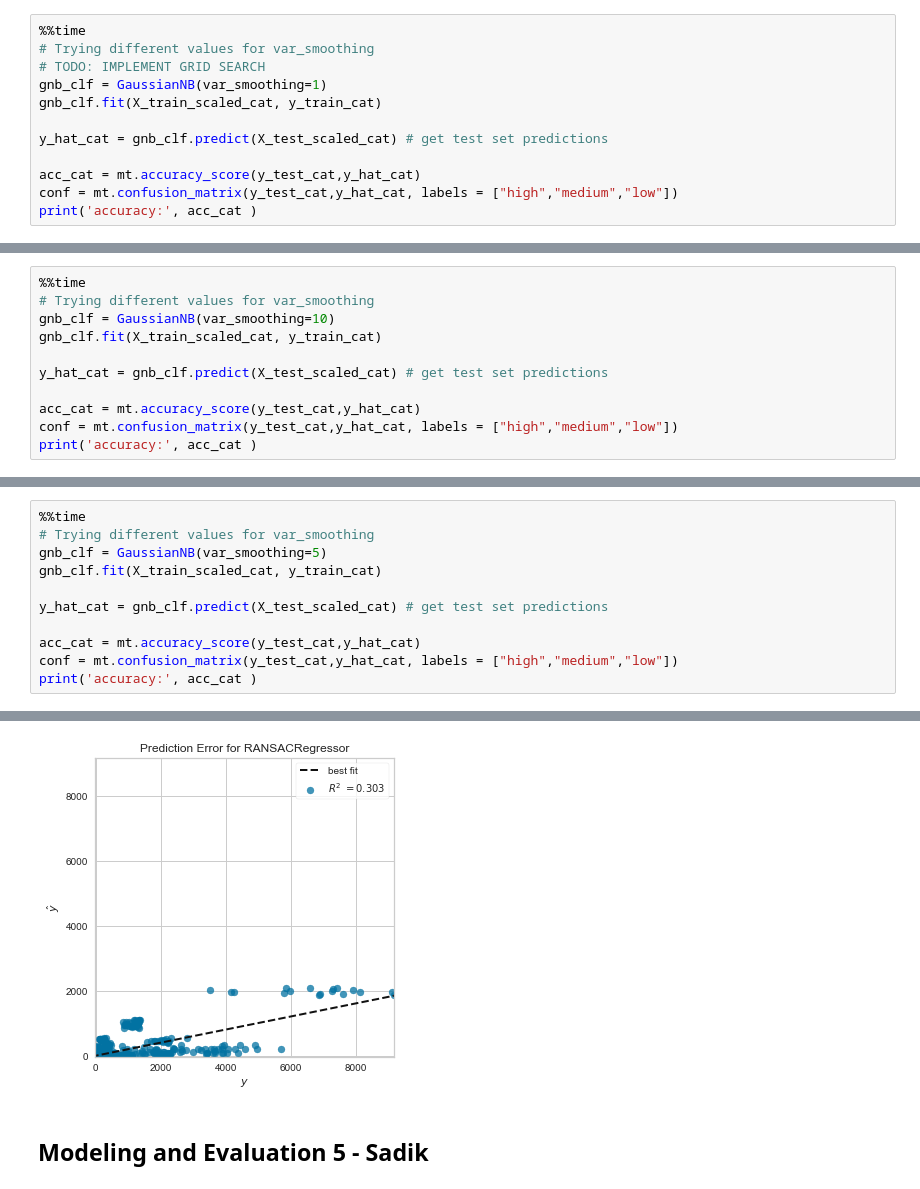
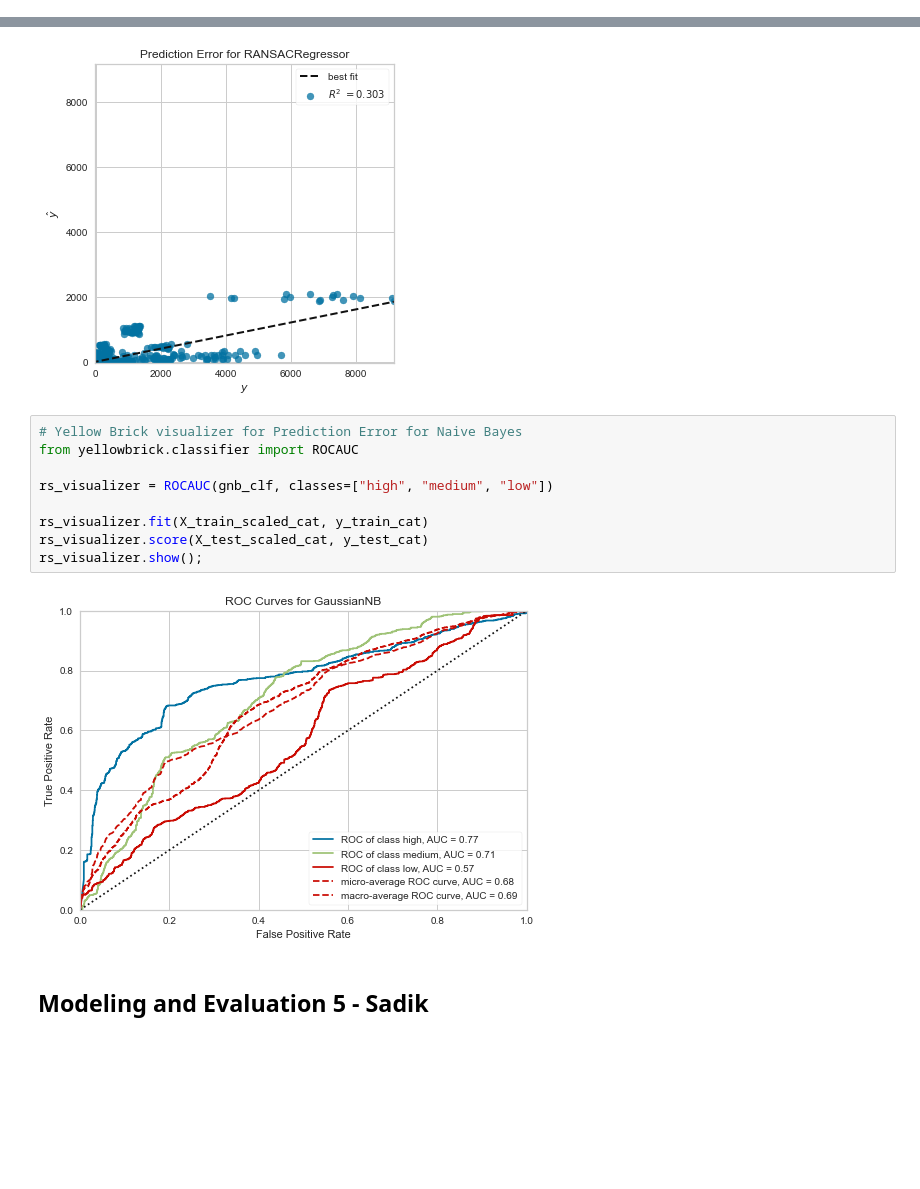
Before and after one commit to zharris1/Project-2, a Jupyter notebook: Project_2_Master.ipynb, the cells around one changed output, grey strips where cells are left out. Cells and saved outputs as stored; diff of their text form; blank space fills up the shorter version.

```diff
--- a/Project_2_Master.ipynb
+++ b/Project_2_Master.ipynb
@@ -393,12 +399,0 @@ Wall time: 92.4 ms
-# %%
-%%time
-# Trying different values for var_smoothing
-# TODO: IMPLEMENT GRID SEARCH
-gnb_clf = GaussianNB(var_smoothing=1)
-gnb_clf.fit(X_train_scaled_cat, y_train_cat)
-
-y_hat_cat = gnb_clf.predict(X_test_scaled_cat) # get test set predictions
-
-acc_cat = mt.accuracy_score(y_test_cat,y_hat_cat)
-conf = mt.confusion_matrix(y_test_cat,y_hat_cat, labels = ["high","medium","low"])
-print('accuracy:', acc_cat )
@@ -409,11 +399,0 @@ Wall time: 80.2 ms
-# %%
-%%time
-# Trying different values for var_smoothing
-gnb_clf = GaussianNB(var_smoothing=10)
-gnb_clf.fit(X_train_scaled_cat, y_train_cat)
-
-y_hat_cat = gnb_clf.predict(X_test_scaled_cat) # get test set predictions
-
-acc_cat = mt.accuracy_score(y_test_cat,y_hat_cat)
-conf = mt.confusion_matrix(y_test_cat,y_hat_cat, labels = ["high","medium","low"])
-print('accuracy:', acc_cat )
@@ -424,11 +399,0 @@ Wall time: 77.8 ms
-# %%
-%%time
-# Trying different values for var_smoothing
-gnb_clf = GaussianNB(var_smoothing=5)
-gnb_clf.fit(X_train_scaled_cat, y_train_cat)
-
-y_hat_cat = gnb_clf.predict(X_test_scaled_cat) # get test set predictions
-
-acc_cat = mt.accuracy_score(y_test_cat,y_hat_cat)
-conf = mt.confusion_matrix(y_test_cat,y_hat_cat, labels = ["high","medium","low"])
-print('accuracy:', acc_cat )
@@ -648,6 +611,17 @@ rs_visualizer.score(X_test_scaled_reg, y_test_reg)  # Evaluate the model on the
 rs_visualizer.show();                 # Finalize and render the figure
 # %% [output]
 [figure]
+# %%
+# Yellow Brick visualizer for Prediction Error for Naive Bayes
+from yellowbrick.classifier import ROCAUC
+
+rs_visualizer = ROCAUC(gnb_clf, classes=["high", "medium", "low"])
+
+rs_visualizer.fit(X_train_scaled_cat, y_train_cat)
+rs_visualizer.score(X_test_scaled_cat, y_test_cat)
+rs_visualizer.show();
+# %% [output]
+[figure, added]
 # %% [markdown]
  ## Modeling and Evaluation 5 - Sadik
 # %% [markdown]
```
Also changed, not shown: parts of 29 cells of this notebook.
